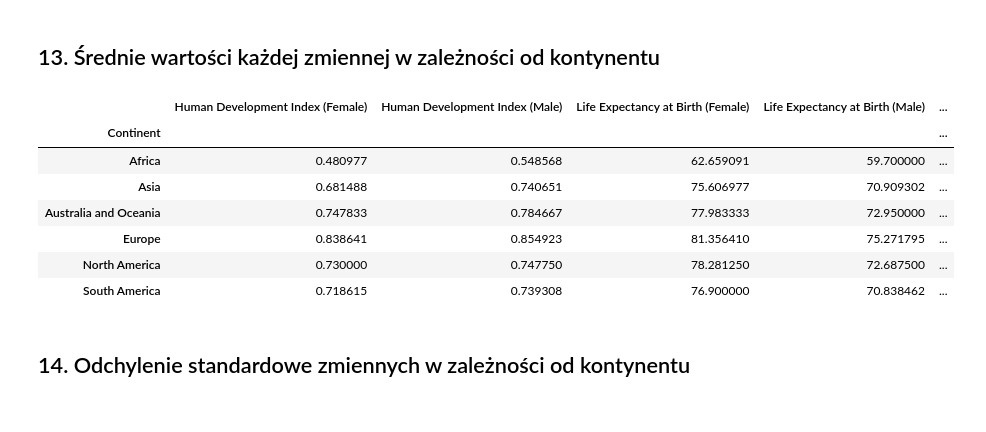
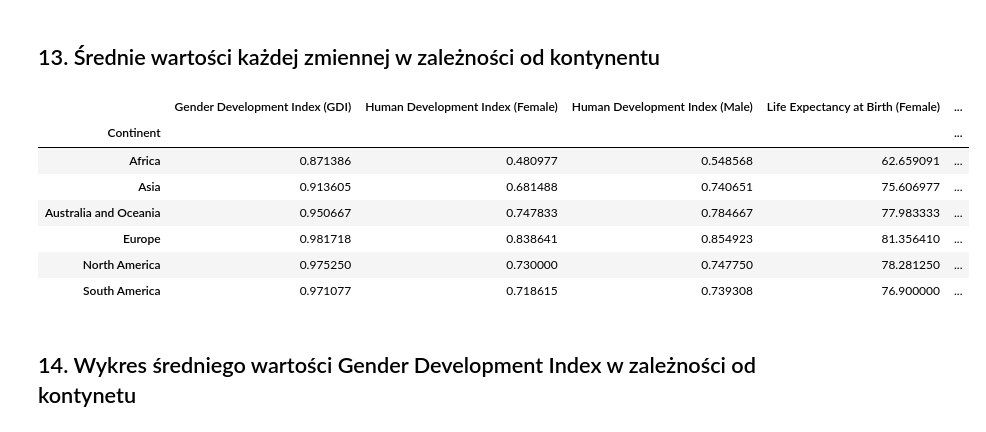
Before and after one commit to Johny198/analiza_danych, a Jupyter notebook: analiza.ipynb, the cells around one changed output. Cells and saved outputs as stored; diff of their text form; code cells hidden in the pictures.

```diff
--- a/analiza.ipynb
+++ b/analiza.ipynb
@@ -199,15 +253,15 @@ Name: Estimated Gross National Income per Capita (Male), dtype: float64
 # %% [markdown]
 ## 13. Średnie wartości każdej zmiennej w zależności od kontynentu
 # %%
-dane.groupby('Continent')[['Human Development Index (Female)','Human Development Index (Male)','Life Expectancy at Birth (Female)','Life Expectancy at Birth (Male)','Expected Years of Education (Female)','Expected Years of Education (Male)','Mean Years of Education (Female)','Mean Years of Education (Male)','Estimated Gross National Income per Capita (Female)','Estimated Gross National Income per Capita (Male)']].mean()
+dane.groupby('Continent')[['Gender Development Index (GDI)','Human Development Index (Female)','Human Development Index (Male)','Life Expectancy at Birth (Female)','Life Expectancy at Birth (Male)','Expected Years of Education (Female)','Expected Years of Education (Male)','Mean Years of Education (Female)','Mean Years of Education (Male)','Estimated Gross National Income per Capita (Female)','Estimated Gross National Income per Capita (Male)']].mean()
 # %% [output]
-|  | Human Development Index (Female) | Human Development Index (Male) | Life Expectancy at Birth (Female) | Life Expectancy at Birth (Male) | ... |
+|  | Gender Development Index (GDI) | Human Development Index (Female) | Human Development Index (Male) | Life Expectancy at Birth (Female) | ... |
 | Continent |  |  |  |  | ... |
-| Africa | 0.480977 | 0.548568 | 62.659091 | 59.700000 | ... |
-| Asia | 0.681488 | 0.740651 | 75.606977 | 70.909302 | ... |
-| Australia and Oceania | 0.747833 | 0.784667 | 77.983333 | 72.950000 | ... |
-| Europe | 0.838641 | 0.854923 | 81.356410 | 75.271795 | ... |
-| North America | 0.730000 | 0.747750 | 78.281250 | 72.687500 | ... |
-| South America | 0.718615 | 0.739308 | 76.900000 | 70.838462 | ... |
+| Africa | 0.871386 | 0.480977 | 0.548568 | 62.659091 | ... |
+| Asia | 0.913605 | 0.681488 | 0.740651 | 75.606977 | ... |
+| Australia and Oceania | 0.950667 | 0.747833 | 0.784667 | 77.983333 | ... |
+| Europe | 0.981718 | 0.838641 | 0.854923 | 81.356410 | ... |
+| North America | 0.975250 | 0.730000 | 0.747750 | 78.281250 | ... |
+| South America | 0.971077 | 0.718615 | 0.739308 | 76.900000 | ... |
 # %% [markdown]
-## 14. Odchylenie standardowe zmiennych w zależności od kontynentu
+## 14. Wykres średniego wartości Gender Development Index w zależności od kontynetu
```
Also changed, not shown: parts of 25 cells of this notebook.
